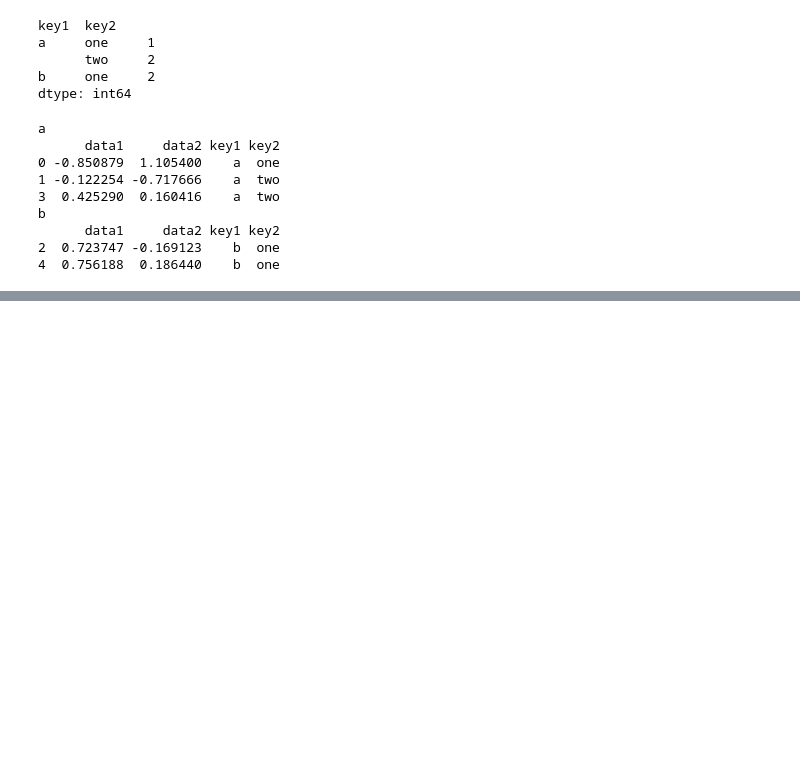
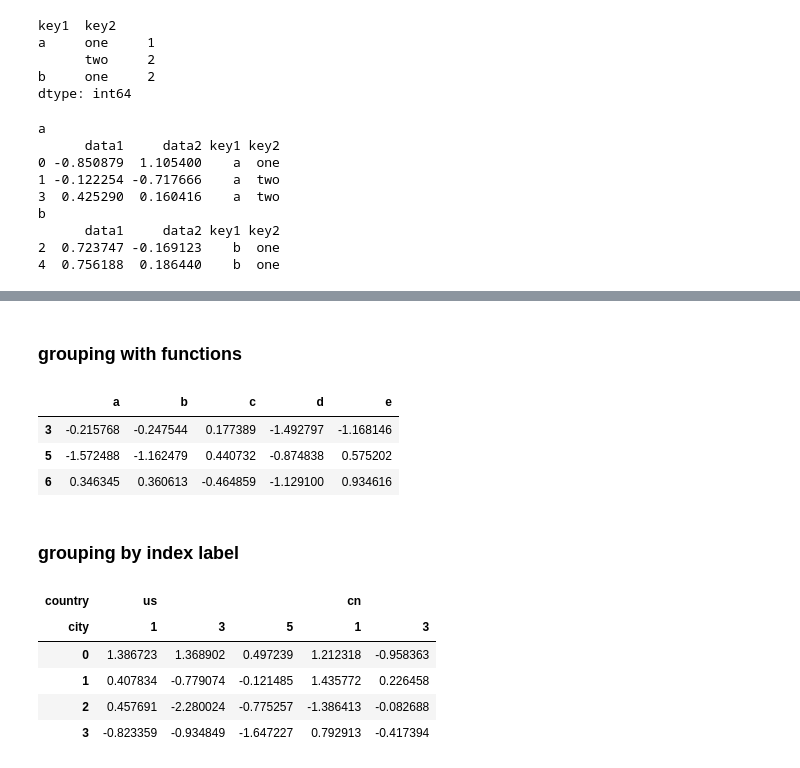
Before and after one commit to wonderui/Python-Practice, a Jupyter notebook: 3_Libraries/pandas_essentials.ipynb, the cells around one changed output, grey strips where cells are left out. Saved outputs shown, nothing was run; the diff lists cells and outputs as text; code cells hidden in the pictures; blank space fills up the shorter version.

```diff
--- a/3_Libraries/pandas_essentials.ipynb
+++ b/3_Libraries/pandas_essentials.ipynb
@@ -1413,0 +1464,26 @@ b
+# %% [markdown]
+### grouping with functions
+# %%
+people.groupby(len).sum()
+# %% [output]
+|  | a | b | c | d | e |
+| 3 | -0.215768 | -0.247544 | 0.177389 | -1.492797 | -1.168146 |
+| 5 | -1.572488 | -1.162479 | 0.440732 | -0.874838 | 0.575202 |
+| 6 | 0.346345 | 0.360613 | -0.464859 | -1.129100 | 0.934616 |
+# %% [markdown]
+### grouping by index label
+# %%
+columns = pd.MultiIndex.from_arrays([['us', 'us', 'us', 'cn', 'cn'],
+                                    [1, 3, 5, 1, 3]],
+                                    names=['country', 'city'])
+# %%
+hier_df = pd.DataFrame(np.random.randn(4, 5), columns=columns)
+# %%
+hier_df
+# %% [output]
+| country | us |  |  | cn |  |
+| city | 1 | 3 | 5 | 1 | 3 |
+| 0 | 1.386723 | 1.368902 | 0.497239 | 1.212318 | -0.958363 |
+| 1 | 0.407834 | -0.779074 | -0.121485 | 1.435772 | 0.226458 |
+| 2 | 0.457691 | -2.280024 | -0.775257 | -1.386413 | -0.082688 |
+| 3 | -0.823359 | -0.934849 | -1.647227 | 0.792913 | -0.417394 |
```
Also changed, not shown: parts of 16 cells of this notebook, 1 other file.
